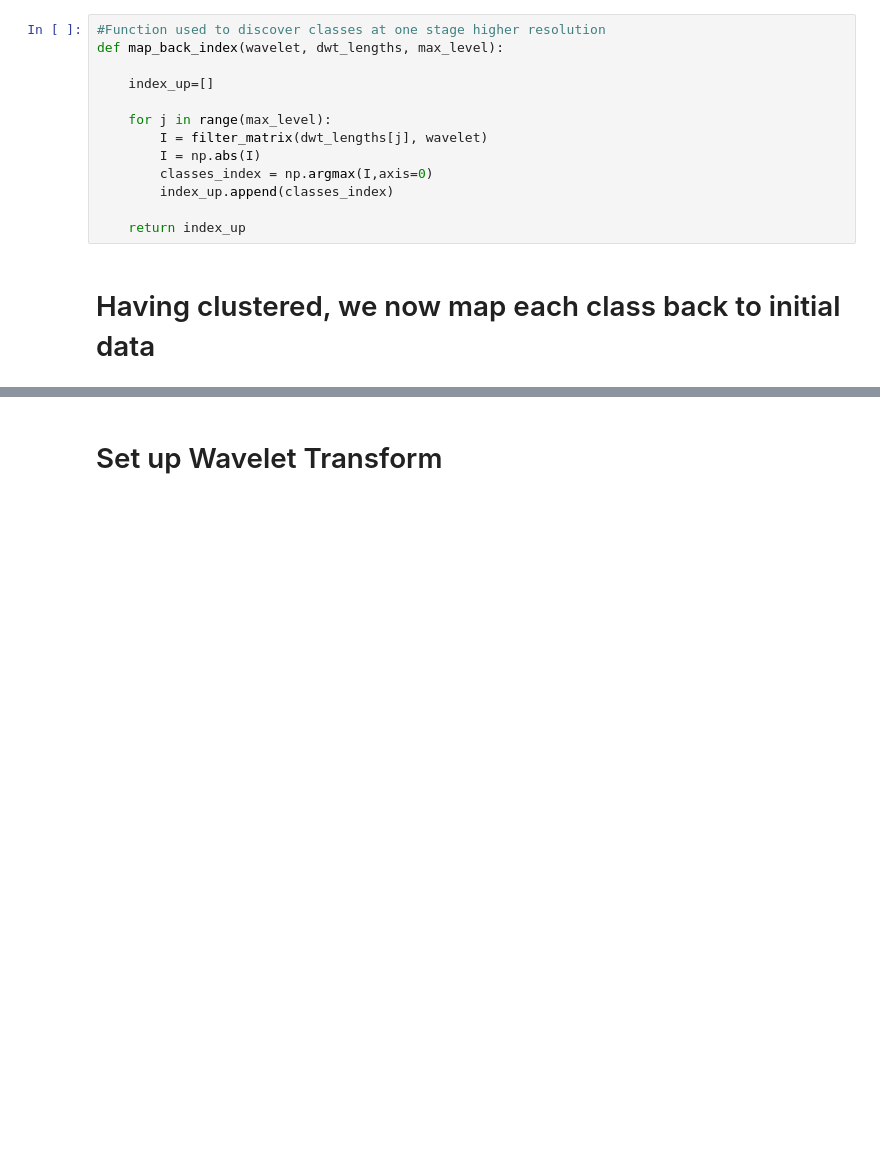
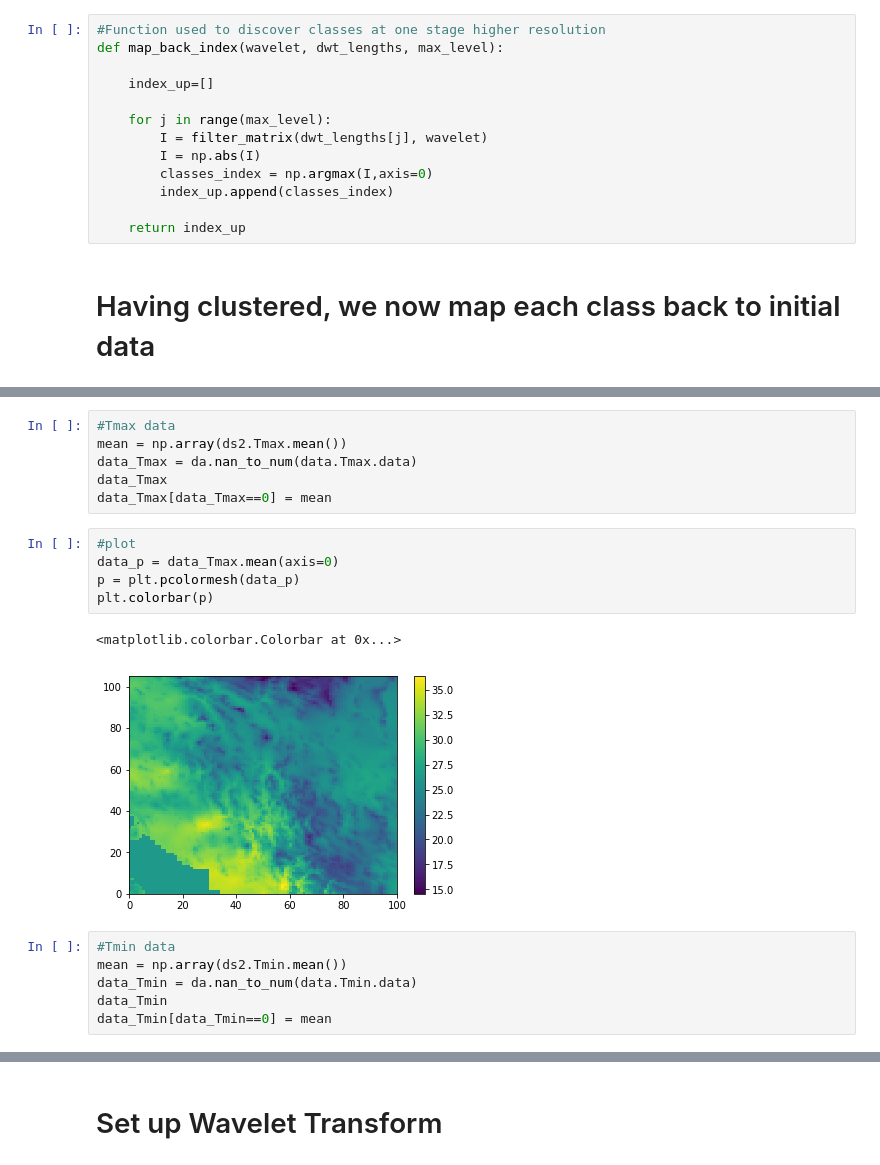
Before and after one commit to derekdesantis/climate, a Jupyter notebook: MR_Cluster.ipynb, the cells around one changed output, grey strips where cells are left out. Drawn from its saved outputs; the diff is of its cells as text; blank space fills up the shorter version.

```diff
--- a/MR_Cluster.ipynb
+++ b/MR_Cluster.ipynb
@@ -346,0 +343,20 @@ array([ 0,  0,  1,  1,  2,  2,  3,  3,  4,  4,  5,  5,  6,  6,  7,  7,  8,
+# %%
+#Tmax data
+mean = np.array(ds2.Tmax.mean())
+data_Tmax = da.nan_to_num(data.Tmax.data)
+data_Tmax
+data_Tmax[data_Tmax==0] = mean
+# %%
+#plot
+data_p = data_Tmax.mean(axis=0)
+p = plt.pcolormesh(data_p)
+plt.colorbar(p)
+# %% [output]
+<matplotlib.colorbar.Colorbar at 0x...>
+[figure, added]
+# %%
+#Tmin data
+mean = np.array(ds2.Tmin.mean())
+data_Tmin = da.nan_to_num(data.Tmin.data)
+data_Tmin
+data_Tmin[data_Tmin==0] = mean
```
Also changed, not shown: parts of 41 cells of this notebook, 4 other files.
